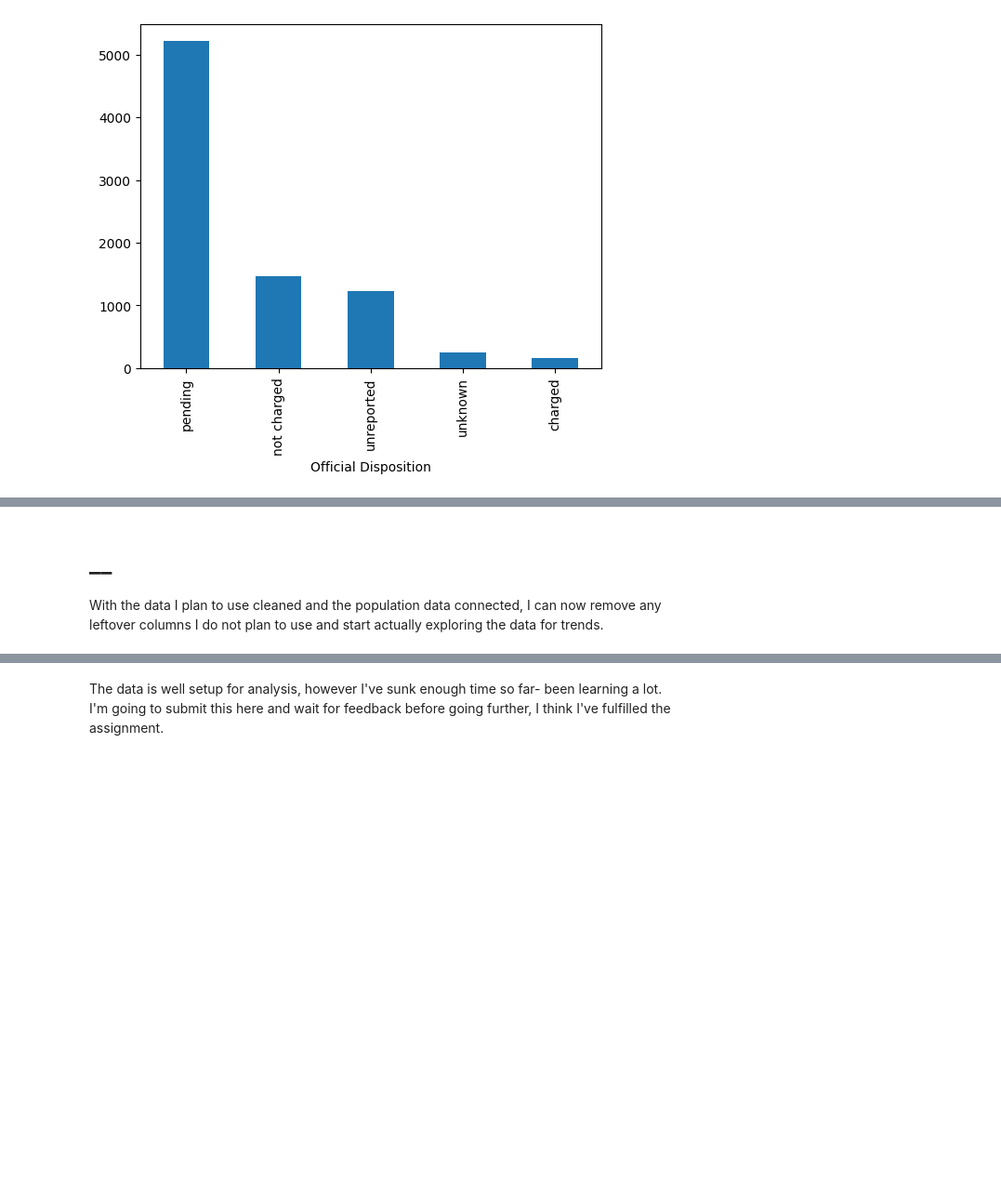
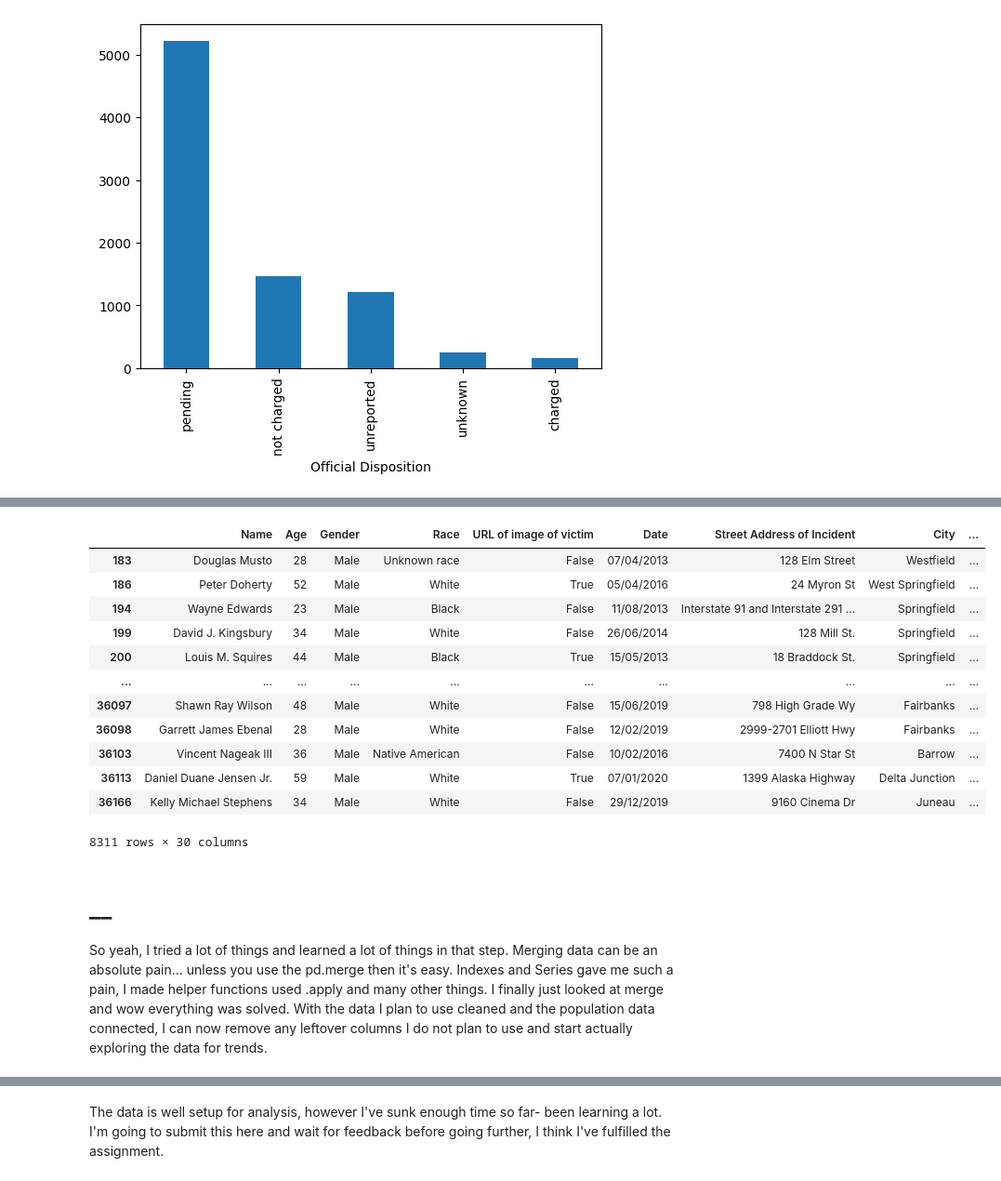
Before and after one commit to beckcarver/exploratory-data-analysis-beckcarver, a Jupyter notebook: exploratory.ipynb, the cells around one changed output, grey strips where cells are left out. Shown at 93% size. Saved outputs shown, nothing was run; the diff lists cells and outputs as text; code cells hidden in the pictures; blank space fills up the shorter version.

```diff
--- a/exploratory.ipynb
+++ b/exploratory.ipynb
@@ -232,16 +245,0 @@ dfz
-# %%
-dfz = dfz[dfz['zip'].isin(dfp['Zipcode'])] # remove non-matching zips
-dfp = dfp[dfp['Zipcode'].isin(dfz['zip'])] #
-
-def pop(zipcode):
-    ret = dfz.loc[dfz['zip'] == zipcode, 'irs_estimated_population']
-    if (ret.size == 0):
-        #print("WHY WHY WHY these should be 1-1") # this is so stupid lost an hour of my life to TWO zipcodes hating me ???? It changed to like 30 zipcodes? After nearly no code changes
-        #print(zipcode)
-        return pd.NA
-    else:
-        return int(ret.iloc[0])
-
-dfp['irs_pop'] = dfp['Zipcode'].apply(lambda x: pop(x))
-dfp.dropna(subset=['irs_pop'], inplace=True)
-dfp.describe().T
@@ -275,4 +286,50 @@ See the caveats in the documentation: https://pandas.pydata.org/pandas-docs/stab
+# %%
+def search(searchVal, df : pd.DataFrame, searchCol :str, returnCol :str):
+    ret = df.loc[df[searchCol] == searchVal, returnCol]
+    if (ret.size == 0): # catch-all
+        #print("WHY WHY WHY these should be 1-1") # this is so stupid lost an hour of my life to TWO zipcodes hating me ???? It changed to like 30 zipcodes? After nearly no code changes
+        #print(zipcode)
+        return pd.NA
+    else:
+        return int(ret.iloc[0])
+
+#dfi = dfi[dfi['Geographic Area Name'].isin(dfz['zip'])] # remove non-matching zips
+#dfz = dfz[dfz['zip'].isin(dfi['Geographic Area Name'])] # remove non-matching zips
+
+#dfp = dfp[dfp['Zipcode'].isin(dfz['Zipcode'])]                  #
+#dfp = dfp[dfp['Zipcode'].isin(dfi['Zipcode'])] # Intersect w/ both
+
+#dfp['irs_pop'] = dfp['Zipcode'].apply(lambda x: search(x, dfi, 'Zipcode', 'irs_estimated_population'))
+#dfp['Household Median Income'] = dfp.apply(lambda x: search(x, dfi, 'Zipcode', 'Household Median Income'))
+#dfp['Household Mean Income'] = dfp.apply(lambda x: search(x, dfi, 'Zipcode', 'Household Mean Income'))
+#dfp['Total Households'] = dfp.apply(lambda x: search(x, dfi, 'Zipecode', 'Total Households'))
+#dfp.dropna(subset=['irs_pop'], inplace=True)
+#dfp
+
+# I found out that pandas has a solid merge function. So much for everything above.
+
+dfi = pd.merge(dfi, dfz, on=['Zipcode'], how="outer", indicator=True)
+dfi = dfi.loc[dfi["_merge"] == "both"].drop("_merge", axis=1)
+
+dfp = pd.merge(dfp, dfi, on=['Zipcode'], how="outer", indicator=True)
+dfp = dfp.loc[dfp["_merge"] == "both"].drop("_merge", axis=1)
+dfp
+# %% [output]
+|  | Name | Age | Gender | Race | URL of image of victim | Date | Street Address of Incident | City | ... |
+| 183 | Douglas Musto | 28 | Male | Unknown race | False | 07/04/2013 | 128 Elm Street | Westfield | ... |
+| 186 | Peter Doherty | 52 | Male | White | True | 05/04/2016 | 24 Myron St | West Springfield | ... |
+| 194 | Wayne Edwards | 23 | Male | Black | False | 11/08/2013 | Interstate 91 and Interstate 291 ... | Springfield | ... |
+| 199 | David J. Kingsbury | 34 | Male | White | False | 26/06/2014 | 128 Mill St. | Springfield | ... |
+| 200 | Louis M. Squires | 44 | Male | Black | True | 15/05/2013 | 18 Braddock St. | Springfield | ... |
+| ... | ... | ... | ... | ... | ... | ... | ... | ... | ... |
+| 36097 | Shawn Ray Wilson | 48 | Male | White | False | 15/06/2019 | 798 High Grade Wy | Fairbanks | ... |
+| 36098 | Garrett James Ebenal | 28 | Male | White | False | 12/02/2019 | 2999-2701 Elliott Hwy | Fairbanks | ... |
+| 36103 | Vincent Nageak III | 36 | Male | Native American | False | 10/02/2016 | 7400 N Star St | Barrow | ... |
+| 36113 | Daniel Duane Jensen Jr. | 59 | Male | White | True | 07/01/2020 | 1399 Alaska Highway | Delta Junction | ... |
+| 36166 | Kelly Michael Stephens | 34 | Male | White | False | 29/12/2019 | 9160 Cinema Dr | Juneau | ... |
+8311 rows × 30 columns
 # %% [markdown]
 # __
+So yeah, I tried a lot of things and learned a lot of things in that step. Merging data can be an absolute pain... unless you use the pd.merge then it's easy. Indexes and Series gave me such a pain, I made helper functions used .apply and many other things. I finally just looked at merge and wow everything was solved.
 With the data I plan to use cleaned and the population data connected, I can now remove any leftover columns I do not plan to use and start actually exploring the data for trends.
 # %%
```
Also changed, not shown: parts of 14 cells of this notebook.
